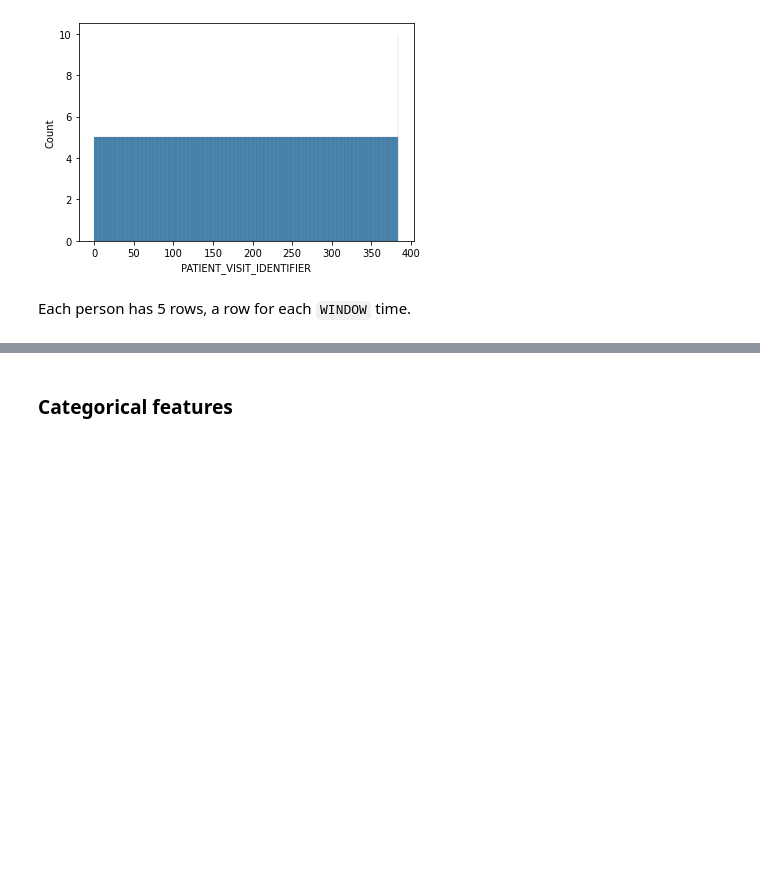
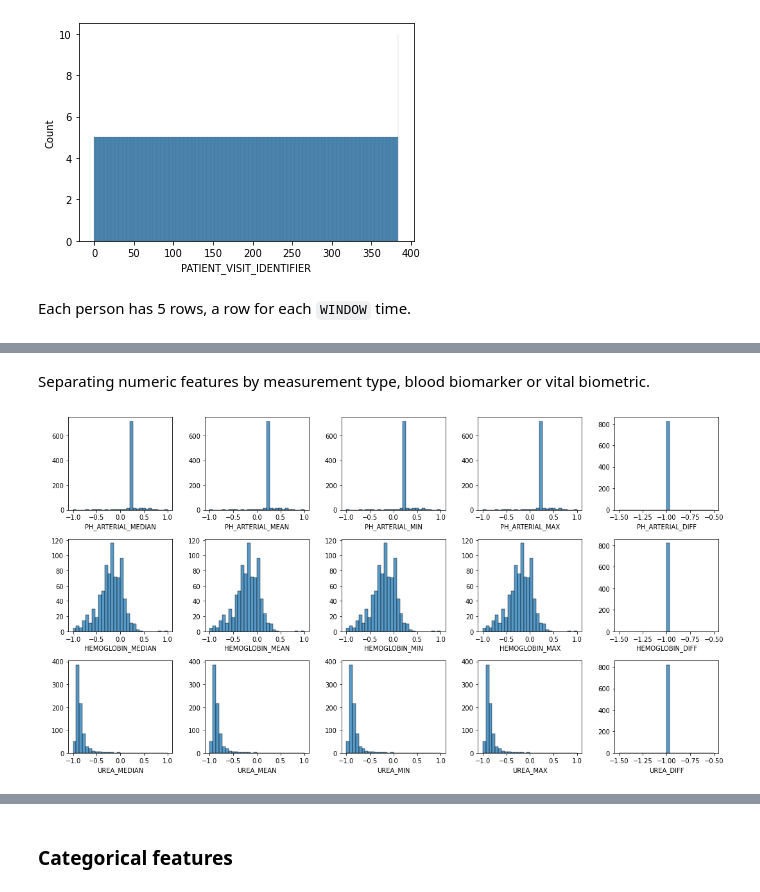
Before and after one commit to ccaiman/covid-capstone, a Jupyter notebook: covid_icu.ipynb, the cells around one changed output, grey strips where cells are left out. Cells and saved outputs as stored; diff of their text form; code cells hidden in the pictures; blank space fills up the shorter version.

Commit message:
Univarite EDA of numeric features

```diff
--- a/covid_icu.ipynb
+++ b/covid_icu.ipynb
@@ -31,7 +37,8 @@ On first overview of the data:
 # %% [markdown]
 ### Numeric features
 # %%
-# numeric features for plotting
+# names of numeric features for plotting
 num_data = data[data.columns[data.nunique() > 2]]
 num_data = num_data[num_data.columns[num_data.dtypes != 'O']]
-num_data.columns
+num_cols = num_data.columns
+del num_data
@@ -75,0 +60,37 @@ num_data[num_data.columns[num_data.columns.str.contains('ALBUMIN')]]
+# %%
+unique_names = pd.Series(list(set(['_'.join(x[:-1]) for x in num_cols.str.split(pat='[_]')[1:]])))
+unique_names[~unique_names.str.contains('DIFF')]
+
+biometrics = pd.Series([x[:-5] for x in unique_names[unique_names.str.contains('DIFF')]])
+
+biomarkers = pd.merge(
+    unique_names[~unique_names.str.contains('DIFF')].rename('name'),
+    biometrics.rename('name'),
+    how='outer',
+    indicator=True
+    )
+biomarkers = biomarkers[biomarkers['_merge'] == 'left_only'].drop(columns='_merge')
+# %% [markdown]
+Separating numeric features by measurement type, blood biomarker or vital biometric.
+# %%
+biomarkers_df = pd.DataFrame()
+
+for i in biomarkers['name']:
+    subs_df = data[data.columns[data.columns.str.contains(i)]]
+    biomarkers_df = pd.concat([biomarkers_df, subs_df], axis=1)
+# %%
+biometrics_df = pd.DataFrame()
+
+for i in biometrics:
+    subs_df = data[data.columns[data.columns.str.contains(i)]]
+    biometrics_df = pd.concat([biometrics_df, subs_df], axis=1)
+# %%
+fig, axes = plt.subplots(3, 5, figsize=(15, 8))
+
+for i in range(0, axes.flatten().shape[0]):
+    sns.histplot(data=biomarkers_df, x=biomarkers_df.columns[i], bins=30, ax=axes.flatten()[i])
+    axes.flatten()[i].set_ylabel(' ')
+
+plt.tight_layout()
+# %% [output]
+[figure, added]
```
Also changed, not shown: parts of 13 cells of this notebook.
